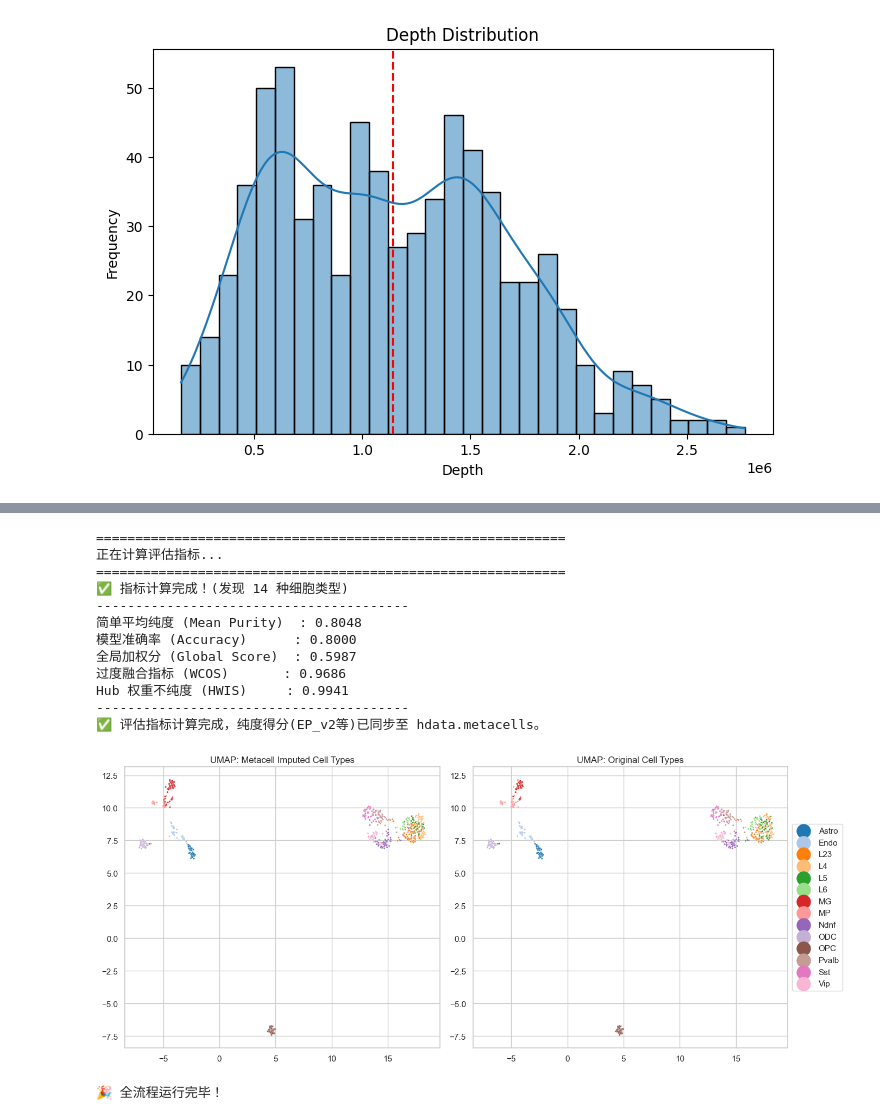
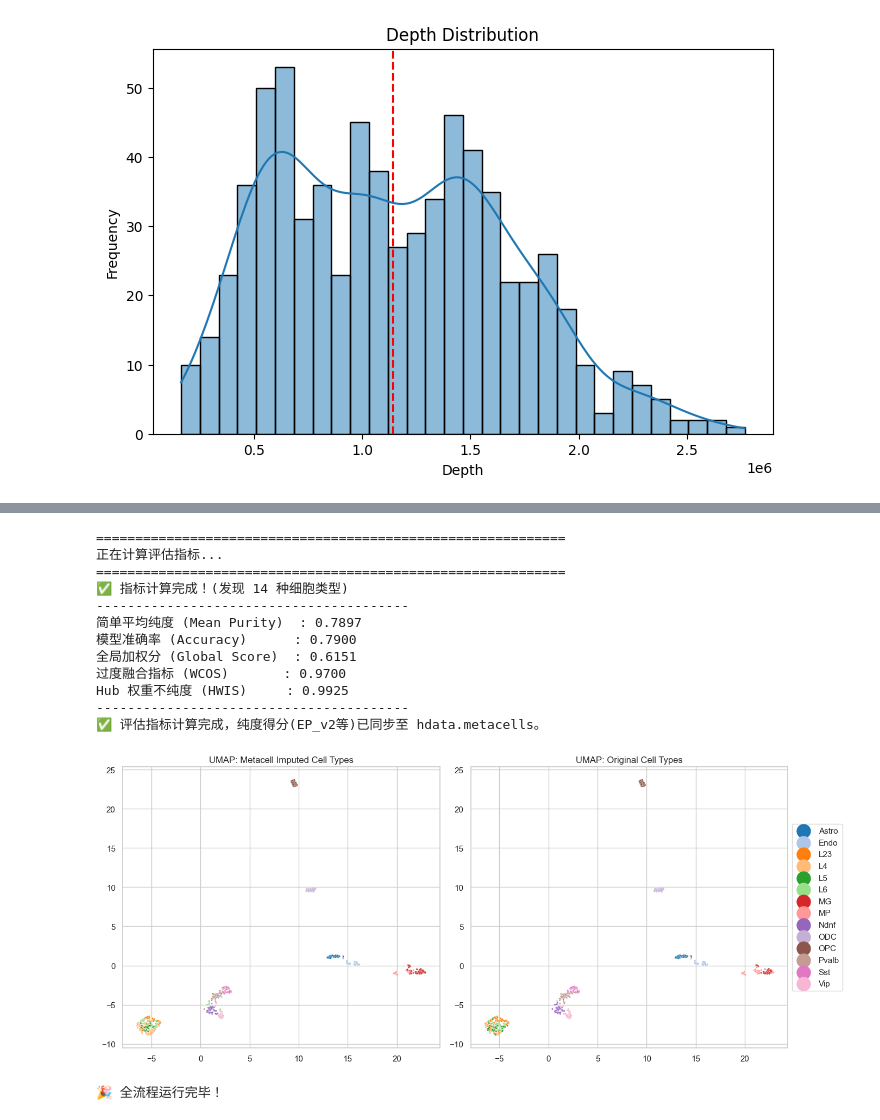
Before and after one commit to CCCKW/hstack, a Jupyter notebook: test.ipynb, the cells around one changed output, grey strips where cells are left out. Cells and saved outputs as stored; diff of their text form; code cells hidden in the pictures.

```diff
--- a/test.ipynb
+++ b/test.ipynb
@@ -14,7 +14,7 @@ import stark as sk
 # 0. 初始化核心数据对象 HData
 # ==========================================
 print(">>> 初始化 HData 对象...")
-resolutions = [  100000,500000, 1000000,]
+resolutions = [ 50000,500000, 1000000,]
 hdata = sk.HData(
     data_dir="/Users/ckw/warehouse/metacell/data/test_700_snm3c",
     output_dir="/Users/ckw/warehouse/metacell/stark/test_output",
@@ -238,24 +235,24 @@ hdata.metacells
 # %%
 # 执行评估
 purity_df, metrics = sk.tl.evaluate(hdata, hdata.obs['label'])
 
 # 最终对比图
-sk.pl.plot_umap_comparison(hdata, resolution=1000000)
+sk.pl.plot_umap_comparison(hdata, resolution=500000)
 
 print("\n🎉 全流程运行完毕！")
 # %% [output]
 ============================================================
 正在计算评估指标...
 ============================================================
 ✅ 指标计算完成！(发现 14 种细胞类型)
 ----------------------------------------
-简单平均纯度 (Mean Purity)  : 0.8048
-模型准确率 (Accuracy)      : 0.8000
-全局加权分 (Global Score)  : 0.5987
-过度融合指标 (WCOS)       : 0.9686
-Hub 权重不纯度 (HWIS)     : 0.9941
+简单平均纯度 (Mean Purity)  : 0.7897
+模型准确率 (Accuracy)      : 0.7900
+全局加权分 (Global Score)  : 0.6151
+过度融合指标 (WCOS)       : 0.9700
+Hub 权重不纯度 (HWIS)     : 0.9925
 ----------------------------------------
 ✅ 评估指标计算完成，纯度得分(EP_v2等)已同步至 hdata.metacells。
-[figure, old version]
+[figure, new version]
 🎉 全流程运行完毕！
 # %%
```
Also changed, not shown: parts of 31 cells of this notebook, 7 other files.
